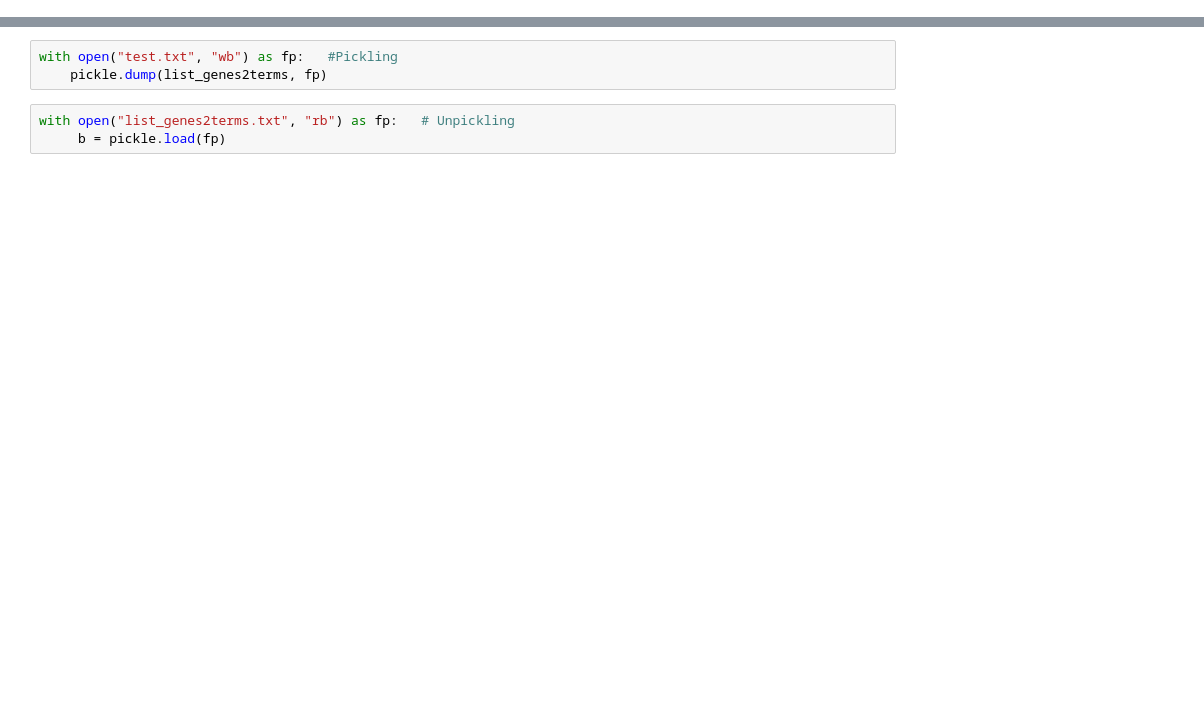
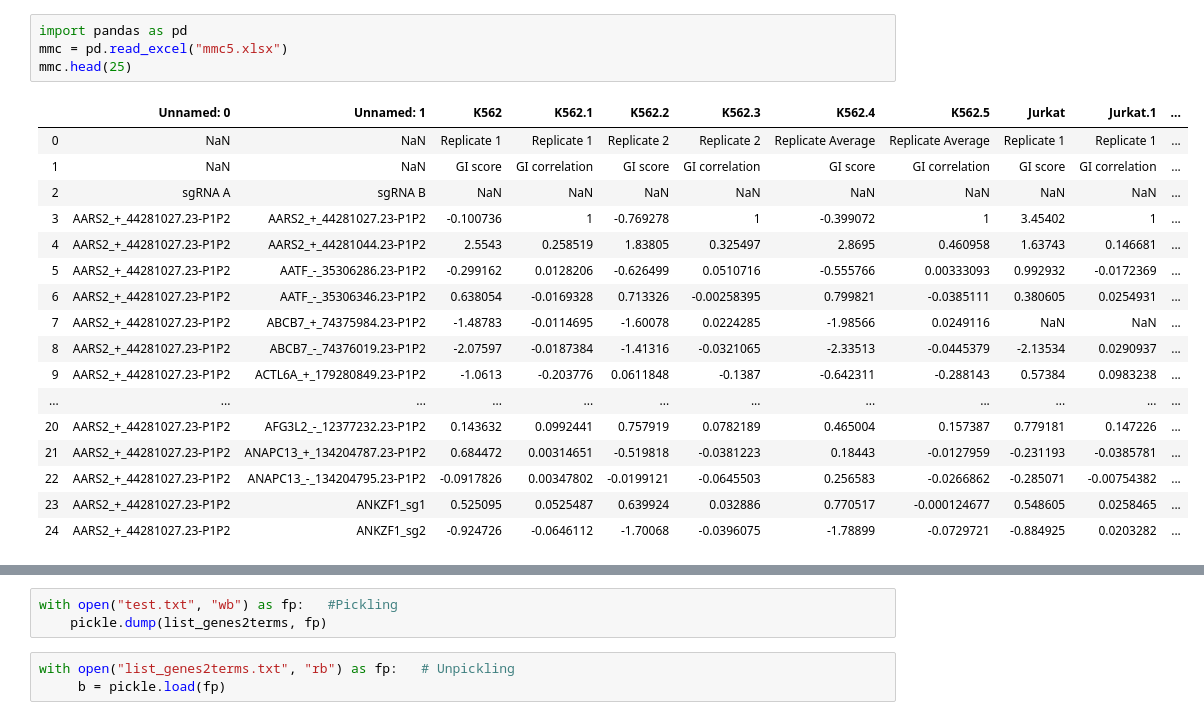
Before and after one commit to shahaf-sameach/synthetic-lethality-classifier-, a Jupyter notebook: testing.ipynb, the cells around one changed output, grey strips where cells are left out. Saved outputs shown, nothing was run; the diff lists cells and outputs as text; blank space fills up the shorter version.

```diff
--- a/testing.ipynb
+++ b/testing.ipynb
@@ -27,0 +24,22 @@ HMS:0:00:03.516551  91,452 annotations READ: goa_yeast.gaf
+# %%
+import pandas as pd
+mmc = pd.read_excel("mmc5.xlsx")
+mmc.head(25)
+# %% [output]
+|  | Unnamed: 0 | Unnamed: 1 | K562 | K562.1 | K562.2 | K562.3 | K562.4 | K562.5 | Jurkat | Jurkat.1 | ... |
+| 0 | NaN | NaN | Replicate 1 | Replicate 1 | Replicate 2 | Replicate 2 | Replicate Average | Replicate Average | Replicate 1 | Replicate 1 | ... |
+| 1 | NaN | NaN | GI score | GI correlation | GI score | GI correlation | GI score | GI correlation | GI score | GI correlation | ... |
+| 2 | sgRNA A | sgRNA B | NaN | NaN | NaN | NaN | NaN | NaN | NaN | NaN | ... |
+| 3 | AARS2_+_44281027.23-P1P2 | AARS2_+_44281027.23-P1P2 | -0.100736 | 1 | -0.769278 | 1 | -0.399072 | 1 | 3.45402 | 1 | ... |
+| 4 | AARS2_+_44281027.23-P1P2 | AARS2_+_44281044.23-P1P2 | 2.5543 | 0.258519 | 1.83805 | 0.325497 | 2.8695 | 0.460958 | 1.63743 | 0.146681 | ... |
+| 5 | AARS2_+_44281027.23-P1P2 | AATF_-_35306286.23-P1P2 | -0.299162 | 0.0128206 | -0.626499 | 0.0510716 | -0.555766 | 0.00333093 | 0.992932 | -0.0172369 | ... |
+| 6 | AARS2_+_44281027.23-P1P2 | AATF_-_35306346.23-P1P2 | 0.638054 | -0.0169328 | 0.713326 | -0.00258395 | 0.799821 | -0.0385111 | 0.380605 | 0.0254931 | ... |
+| 7 | AARS2_+_44281027.23-P1P2 | ABCB7_+_74375984.23-P1P2 | -1.48783 | -0.0114695 | -1.60078 | 0.0224285 | -1.98566 | 0.0249116 | NaN | NaN | ... |
+| 8 | AARS2_+_44281027.23-P1P2 | ABCB7_-_74376019.23-P1P2 | -2.07597 | -0.0187384 | -1.41316 | -0.0321065 | -2.33513 | -0.0445379 | -2.13534 | 0.0290937 | ... |
+| 9 | AARS2_+_44281027.23-P1P2 | ACTL6A_+_179280849.23-P1P2 | -1.0613 | -0.203776 | 0.0611848 | -0.1387 | -0.642311 | -0.288143 | 0.57384 | 0.0983238 | ... |
+| ... | ... | ... | ... | ... | ... | ... | ... | ... | ... | ... | ... |
+| 20 | AARS2_+_44281027.23-P1P2 | AFG3L2_-_12377232.23-P1P2 | 0.143632 | 0.0992441 | 0.757919 | 0.0782189 | 0.465004 | 0.157387 | 0.779181 | 0.147226 | ... |
+| 21 | AARS2_+_44281027.23-P1P2 | ANAPC13_+_134204787.23-P1P2 | 0.684472 | 0.00314651 | -0.519818 | -0.0381223 | 0.18443 | -0.0127959 | -0.231193 | -0.0385781 | ... |
+| 22 | AARS2_+_44281027.23-P1P2 | ANAPC13_-_134204795.23-P1P2 | -0.0917826 | 0.00347802 | -0.0199121 | -0.0645503 | 0.256583 | -0.0266862 | -0.285071 | -0.00754382 | ... |
+| 23 | AARS2_+_44281027.23-P1P2 | ANKZF1_sg1 | 0.525095 | 0.0525487 | 0.639924 | 0.032886 | 0.770517 | -0.000124677 | 0.548605 | 0.0258465 | ... |
+| 24 | AARS2_+_44281027.23-P1P2 | ANKZF1_sg2 | -0.924726 | -0.0646112 | -1.70068 | -0.0396075 | -1.78899 | -0.0729721 | -0.884925 | 0.0203282 | ... |
```
Also changed, not shown: parts of 22 cells of this notebook, 2 other files.
